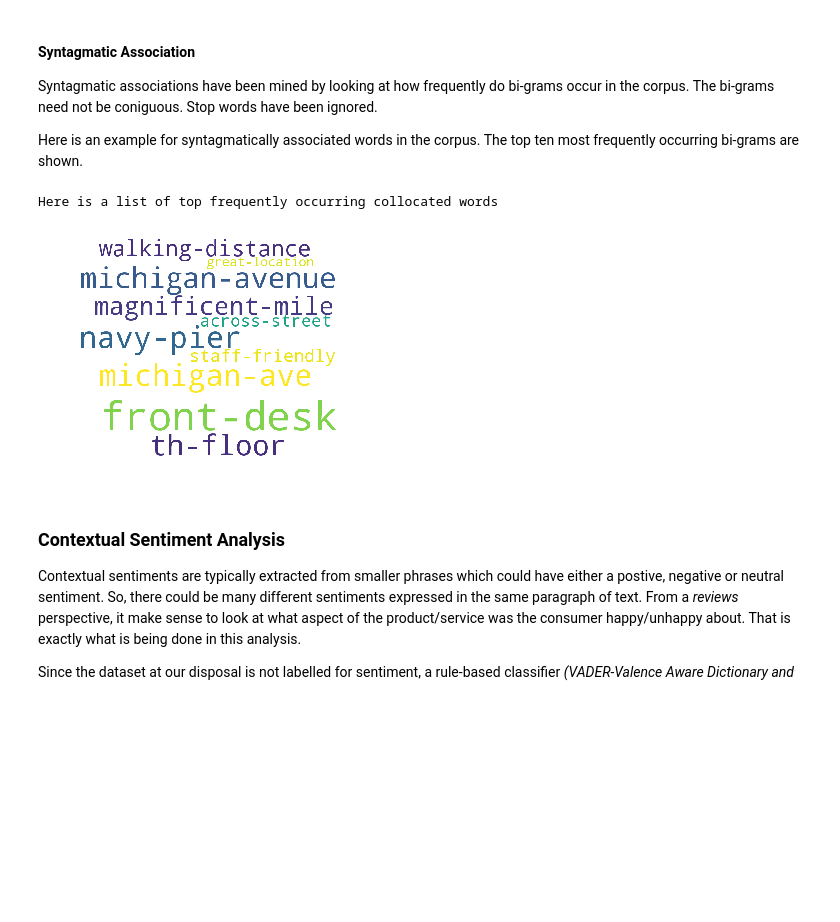
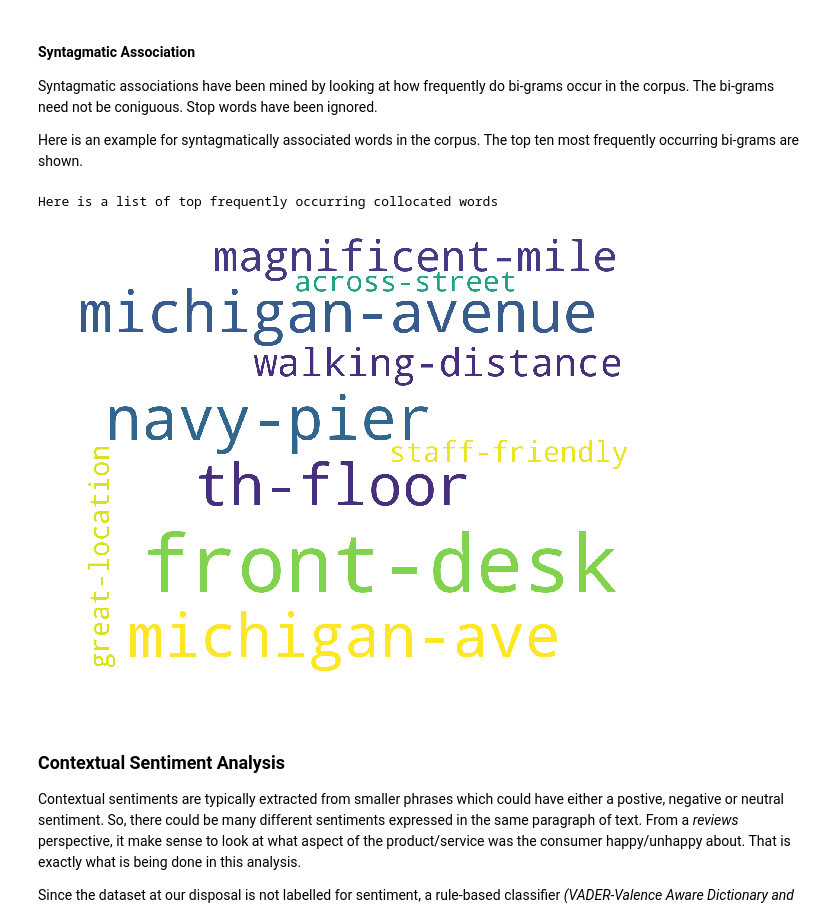
Before and after one commit to siddhanthc/ReviewsAnalyzer, a Jupyter notebook: ReviewsAnalyzer.ipynb, the cells around one changed output. Saved outputs shown, nothing was run; the diff lists cells and outputs as text; code cells hidden in the pictures; blank space fills up the shorter version.

```diff
--- a/ReviewsAnalyzer.ipynb
+++ b/ReviewsAnalyzer.ipynb
@@ -121,24 +121,24 @@ Here is an example for syntagmatically associated words in the corpus. The top t
 # %%
 # Find Collocated Words (words appearing together in a phrase)
 from nltk.collocations import BigramCollocationFinder
 windowSize = 3 # Increase this parameter to discover more spaced out bi-grams. Typically syntagmatic words lie in close proximity
 finder = BigramCollocationFinder.from_words(corpusStem.split(), windowSize)
 collocationWords = hf.getCollocatedWords(finder,unstemDict,numPairs=10)
 
 print('Here is a list of top frequently occurring collocated words')
 collocationWordCloud = WordCloud(background_color='white',
-                      width=1000,
-                      height=800,
-                      scale = 0.8,
+                      width=1500,
+                      height=1200,
+                      scale = 1,
                       random_state=10,
                       min_font_size=6).generate_from_frequencies(collocationWords)
-plt.figure(figsize=(5,5))
+plt.figure(figsize=(10,10))
 plt.imshow(collocationWordCloud)
 plt.axis('off')
 plt.show()
 # %% [output]
 Here is a list of top frequently occurring collocated words
-[figure, old version]
+[figure, new version]
 # %% [markdown]
 ### Contextual Sentiment Analysis
 Contextual sentiments are typically extracted from smaller phrases which could have either a postive, negative or neutral sentiment. So, there could be many different sentiments expressed in the same paragraph of text. From a *reviews* perspective, it make sense to look at what aspect of the product/service was the consumer happy/unhappy about. That is exactly what is being done in this analysis.
```
Also changed, not shown: parts of 4 cells of this notebook, 1 other file.
